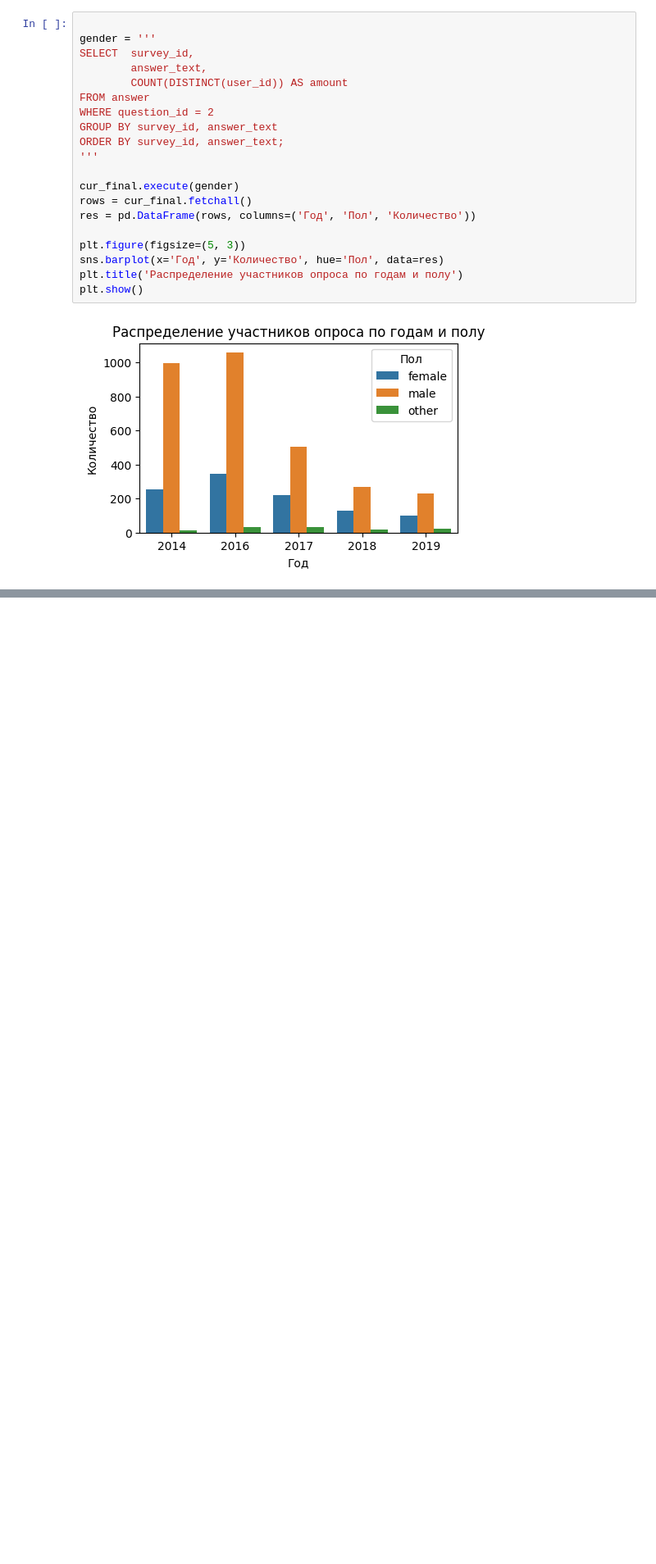
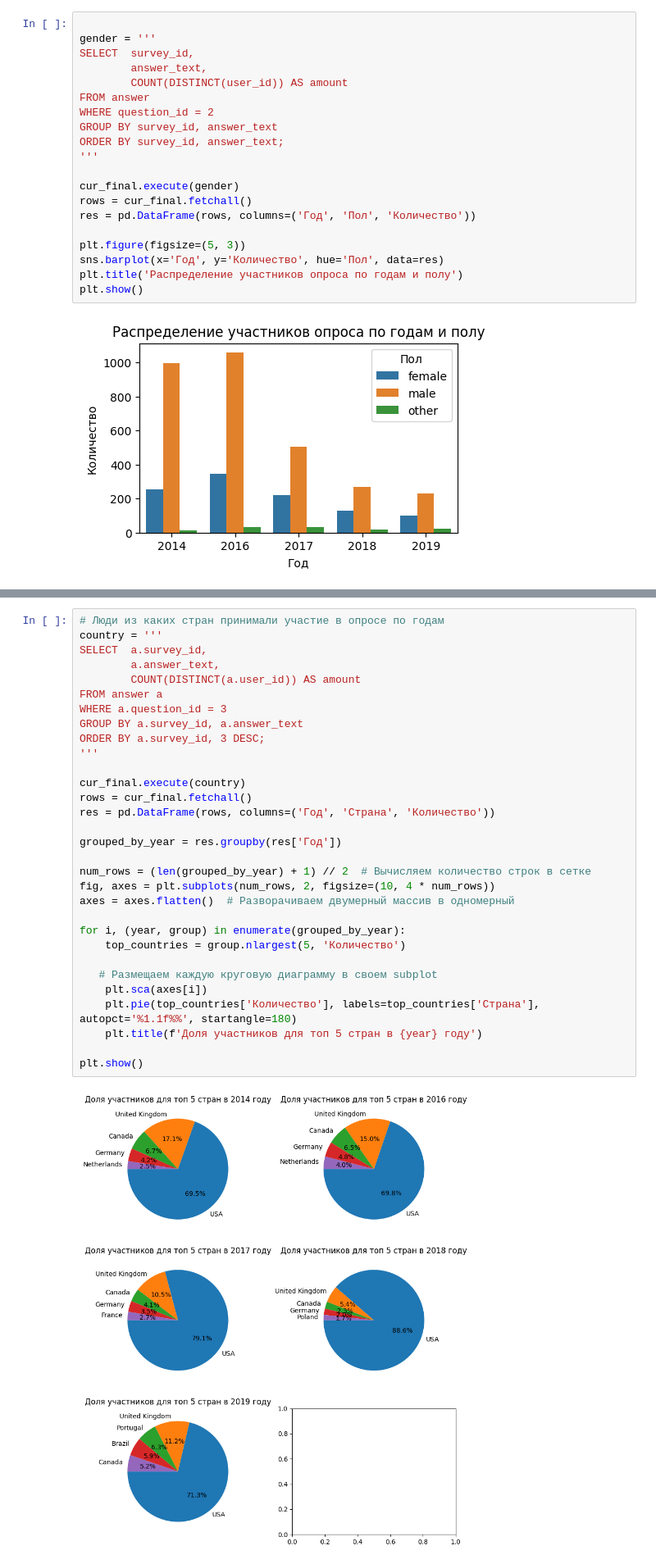
Before and after one commit to Feddlen/Analysing_Mental_Health_in_Tech, a Jupyter notebook: MentalHealthsSQL.ipynb, the cells around one changed output, grey strips where cells are left out. Shown at 82% size. Saved outputs shown, nothing was run; the diff lists cells and outputs as text; blank space fills up the shorter version.

```diff
--- a/MentalHealthsSQL.ipynb
+++ b/MentalHealthsSQL.ipynb
@@ -515,0 +335,33 @@ ORDER BY 2 DESC
+# %%
+# Люди из каких стран принимали участие в опросе по годам
+country = '''
+SELECT  a.survey_id,
+		a.answer_text,
+		COUNT(DISTINCT(a.user_id)) AS amount
+FROM answer a
+WHERE a.question_id = 3
+GROUP BY a.survey_id, a.answer_text
+ORDER BY a.survey_id, 3 DESC;
+'''
+
+cur_final.execute(country)
+rows = cur_final.fetchall()
+res = pd.DataFrame(rows, columns=('Год', 'Страна', 'Количество'))
+
+grouped_by_year = res.groupby(res['Год'])
+
+num_rows = (len(grouped_by_year) + 1) // 2  # Вычисляем количество строк в сетке
+fig, axes = plt.subplots(num_rows, 2, figsize=(10, 4 * num_rows))
+axes = axes.flatten()  # Разворачиваем двумерный массив в одномерный
+
+for i, (year, group) in enumerate(grouped_by_year):
+    top_countries = group.nlargest(5, 'Количество')
+
+   # Размещаем каждую круговую диаграмму в своем subplot
+    plt.sca(axes[i])
+    plt.pie(top_countries['Количество'], labels=top_countries['Страна'], autopct='%1.1f%%', startangle=180)
+    plt.title(f'Доля участников для топ 5 стран в {year} году')
+
+plt.show()
+# %% [output]
+[figure, added]
```
Also changed, not shown: parts of 10 cells of this notebook, 1 other file.
